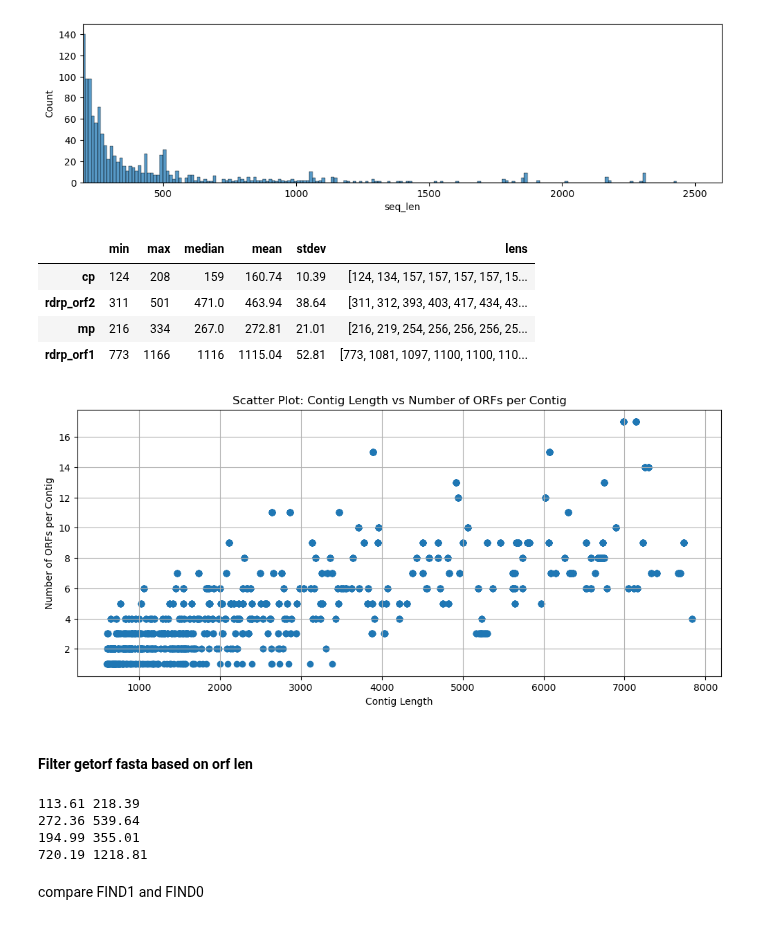
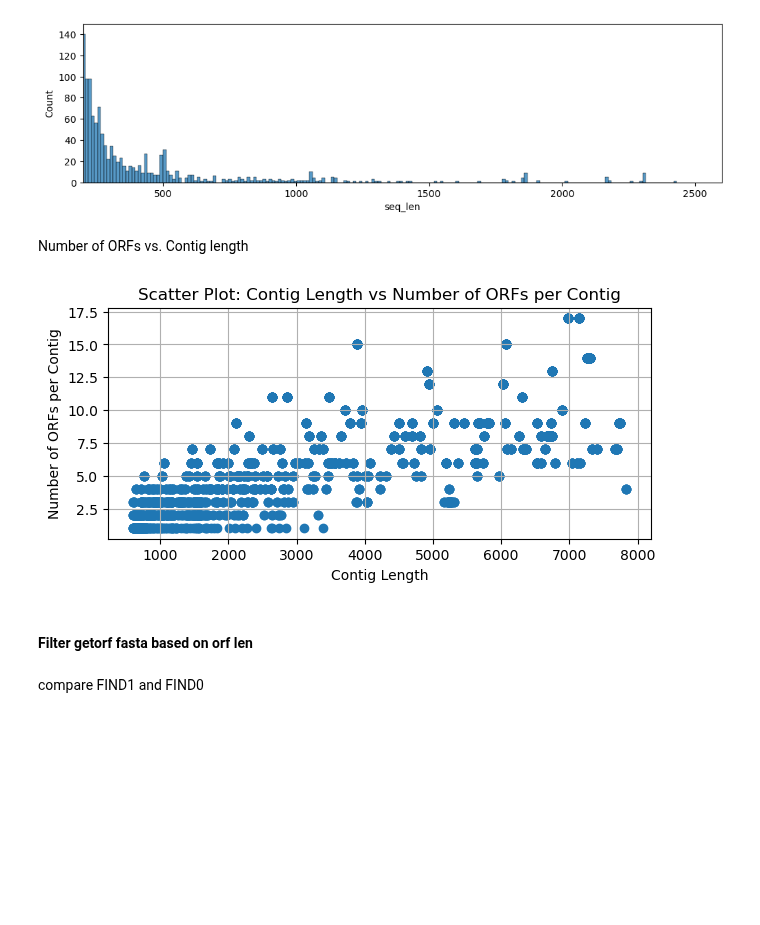
Before and after one commit to nezapajek/project-tobamo, a Jupyter notebook: analysis/whole_orf/01_getorf_candidates.ipynb, the cells around one changed output. Cells and saved outputs as stored; diff of their text form; code cells hidden in the pictures; blank space fills up the shorter version.

```diff
--- a/analysis/whole_orf/01_getorf_candidates.ipynb
+++ b/analysis/whole_orf/01_getorf_candidates.ipynb
@@ -133,14 +96,8 @@ plt.ylim(0,150)
 plt.show()
 # %% [output]
 [figure]
-# %%
-ref_stats_df
-# %% [output]
-|  | min | max | median | mean | stdev | lens |
-| cp | 124 | 208 | 159 | 160.74 | 10.39 | [124, 134, 157, 157, 157, 157, 15... |
-| rdrp_orf2 | 311 | 501 | 471.0 | 463.94 | 38.64 | [311, 312, 393, 403, 417, 434, 43... |
-| mp | 216 | 334 | 267.0 | 272.81 | 21.01 | [216, 219, 254, 256, 256, 256, 25... |
-| rdrp_orf1 | 773 | 1166 | 1116 | 1115.04 | 52.81 | [773, 1081, 1097, 1100, 1100, 110... |
+# %% [markdown]
+Number of ORFs vs. Contig length
 # %%
 # Regular expression pattern to extract length or len
 pattern = r'(?:length|len)_(\d+)'
@@ -158,34 +115,18 @@ getorf['contig_length'] = getorf['contig'].apply(extract_length)
 # %%
 df = getorf
 orf_counts = df.groupby('contig').size()
 
-fig, ax = plt.subplots(figsize=(12,5))
+fig, ax = plt.subplots(figsize=(7,3))
 plt.scatter(df['contig_length'], df['contig'].map(orf_counts))
 plt.xlabel('Contig Length')
 plt.ylabel('Number of ORFs per Contig')
 plt.title('Scatter Plot: Contig Length vs Number of ORFs per Contig')
 plt.grid(True)
 plt.show()
 # %% [output]
-[figure, old version]
+[figure, new version]
 # %% [markdown]
 #### Filter getorf fasta based on orf len
-# %%
-for protein in proteins:
-    fasta_out = f"results/getorf_candidates/getorf_{protein}_candidates.fasta"
-    min_lim = ref_stats_df['min'].loc[f'{protein}'] - ref_stats_df['stdev'].loc[f'{protein}']
-    max_lim = ref_stats_df['max'].loc[f'{protein}'] + ref_stats_df['stdev'].loc[f'{protein}']
-
-    print(min_lim,max_lim)
-    # # make new filtered fasta
-    # with open(getorf_path, "r") as file, open(fasta_out, "w") as outfile:
-    #     out_seq = (r for r in SeqIO.parse(file, "fasta") if min_lim < len(r.seq) < max_lim)
-    #     SeqIO.write(out_seq, outfile, "fasta")
-# %% [output]
-113.61 218.39
-272.36 539.64
-194.99 355.01
-720.19 1218.81
 # %% [markdown]
 compare FIND1 and FIND0
 # %%
```
Also changed, not shown: parts of 19 cells of this notebook, 3 other files.
